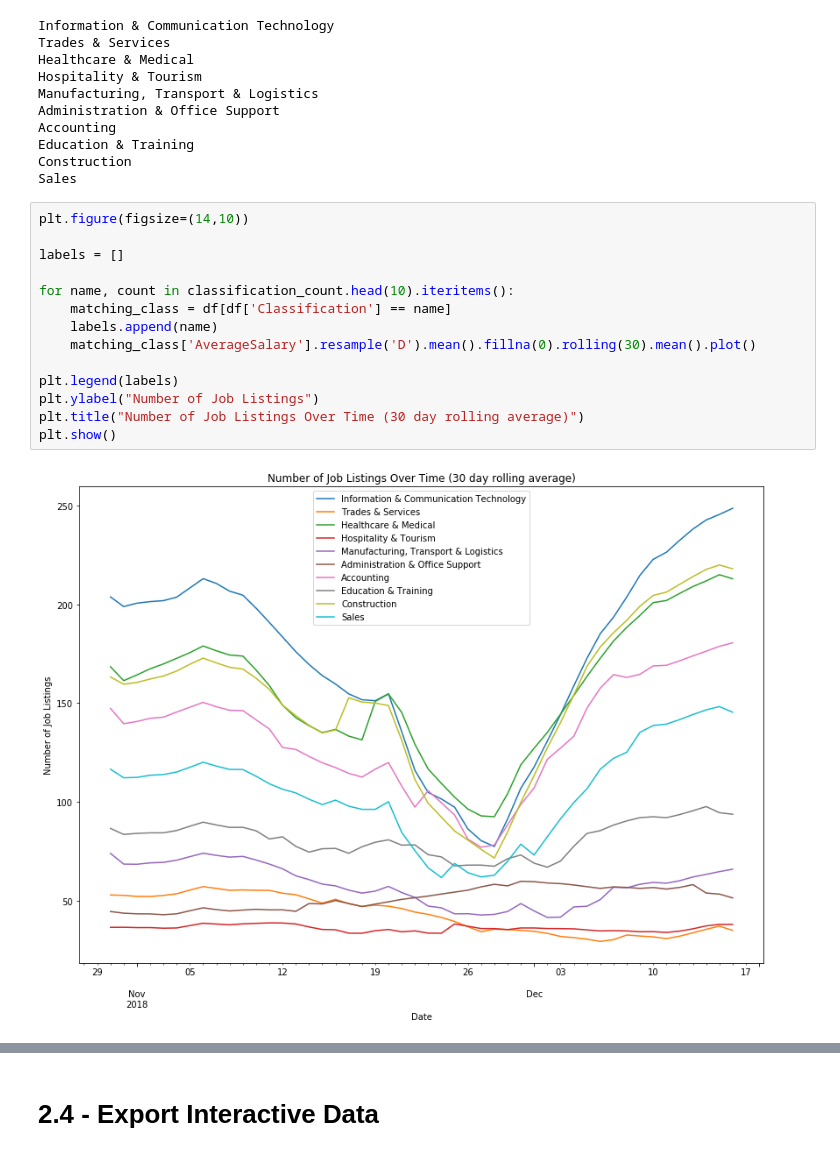
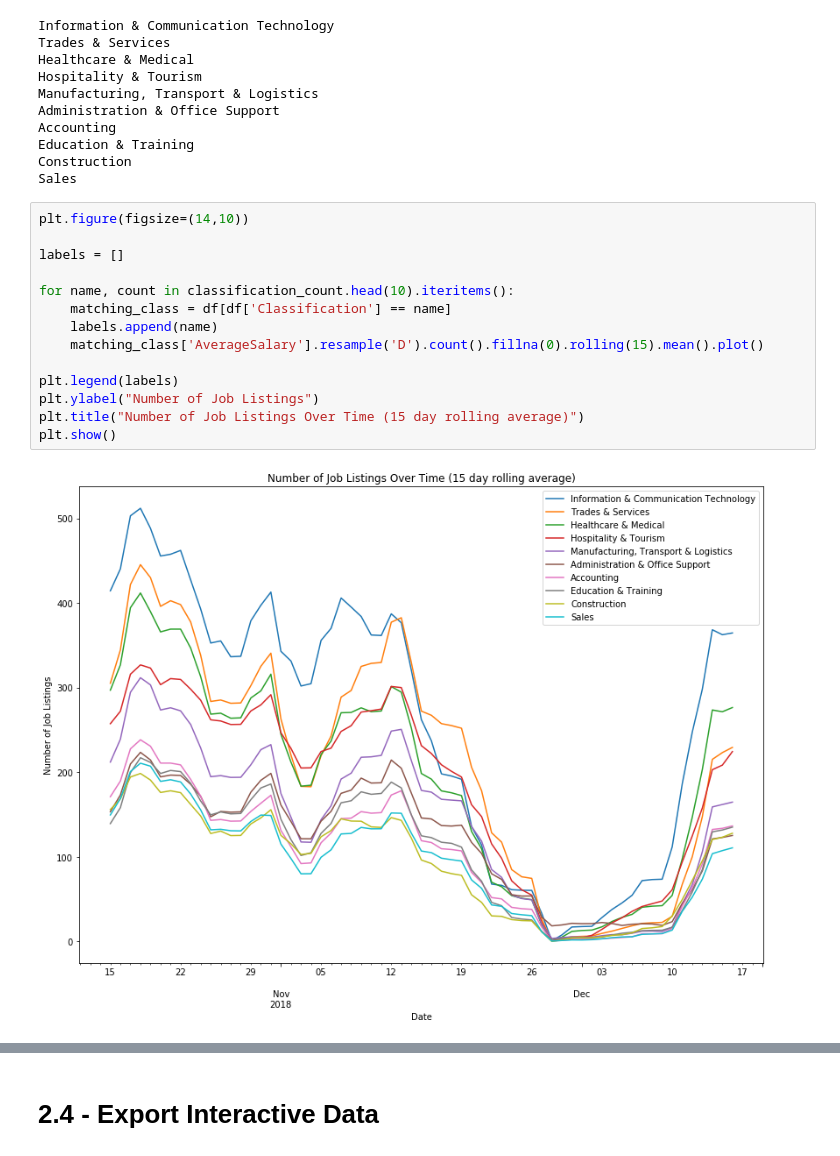
Before and after one commit to connorf25/Big-Data-Analysis, a Jupyter notebook: Assignment/Assignment.ipynb, the cells around one changed output, grey strips where cells are left out. Cells and saved outputs as stored; diff of their text form.

```diff
--- a/Assignment/Assignment.ipynb
+++ b/Assignment/Assignment.ipynb
@@ -539,16 +532,16 @@ Sales
 # %%
 plt.figure(figsize=(14,10))
 
 labels = []
 
 for name, count in classification_count.head(10).iteritems():
     matching_class = df[df['Classification'] == name]
     labels.append(name)
-    matching_class['AverageSalary'].resample('D').mean().fillna(0).rolling(30).mean().plot()
+    matching_class['AverageSalary'].resample('D').count().fillna(0).rolling(15).mean().plot()
 
 plt.legend(labels)
 plt.ylabel("Number of Job Listings")
-plt.title("Number of Job Listings Over Time (30 day rolling average)")
+plt.title("Number of Job Listings Over Time (15 day rolling average)")
 plt.show()
 # %% [output]
-[figure, old version]
+[figure, new version]
```
Also changed, not shown: parts of 7 cells of this notebook, 21 other files.
